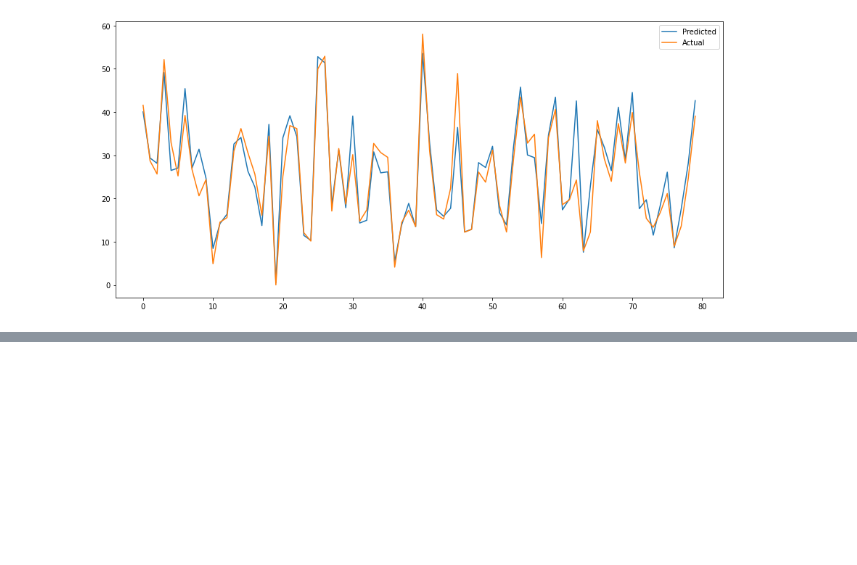
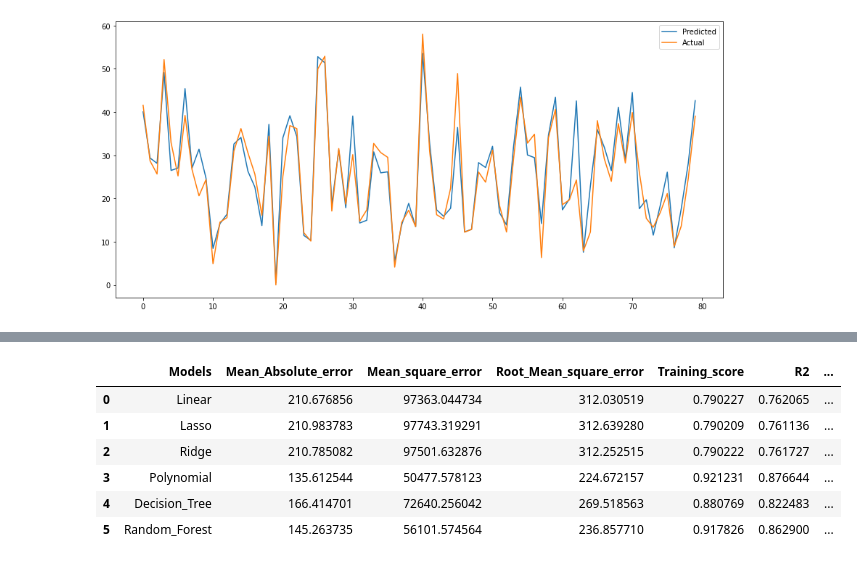
Before and after one commit to DSJibran/Seoul-Bike-Sharing-Demand-Prediction, a Jupyter notebook: Seoul_Bike_Sharing_Demand_Prediction.ipynb, the cells around one changed output, grey strips where cells are left out. Saved outputs shown, nothing was run; the diff lists cells and outputs as text; code cells hidden in the pictures; blank space fills up the shorter version.

```diff
--- a/Seoul_Bike_Sharing_Demand_Prediction.ipynb
+++ b/Seoul_Bike_Sharing_Demand_Prediction.ipynb
@@ -739,0 +847,11 @@ ploting the graph of Actual and predicted only with 80 observation
+# %%
+matrices=matrices.transpose().reset_index().rename(columns={'index':'Models'})
+matrices
+# %% [output]
+|  | Models | Mean_Absolute_error | Mean_square_error | Root_Mean_square_error | Training_score | R2 | ... |
+| 0 | Linear | 210.676856 | 97363.044734 | 312.030519 | 0.790227 | 0.762065 | ... |
+| 1 | Lasso | 210.983783 | 97743.319291 | 312.639280 | 0.790209 | 0.761136 | ... |
+| 2 | Ridge | 210.785082 | 97501.632876 | 312.252515 | 0.790222 | 0.761727 | ... |
+| 3 | Polynomial | 135.612544 | 50477.578123 | 224.672157 | 0.921231 | 0.876644 | ... |
+| 4 | Decision_Tree | 166.414701 | 72640.256042 | 269.518563 | 0.880769 | 0.822483 | ... |
+| 5 | Random_Forest | 145.263735 | 56101.574564 | 236.857710 | 0.917826 | 0.862900 | ... |
```
Also changed, not shown: parts of 19 cells of this notebook.
